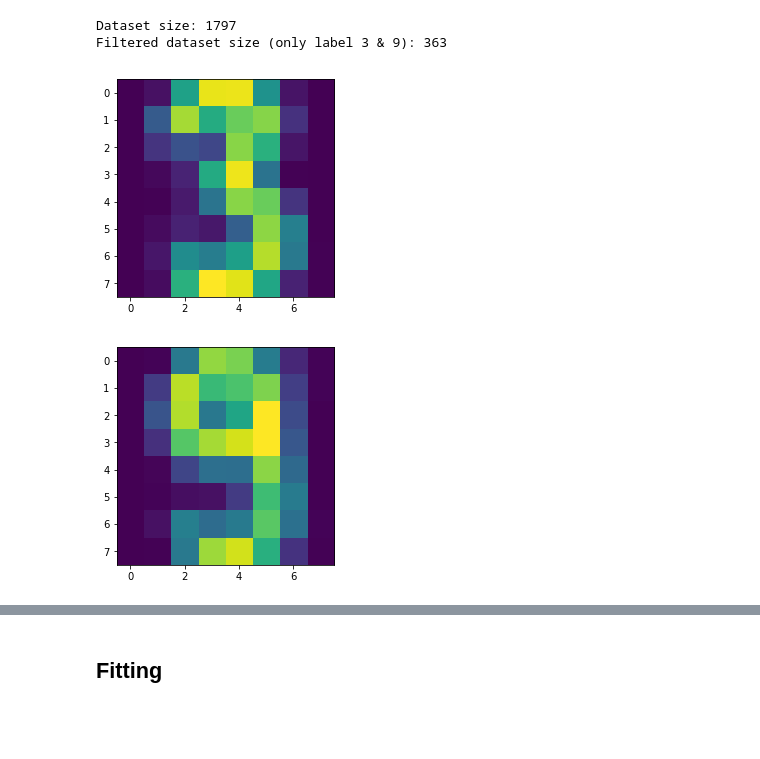
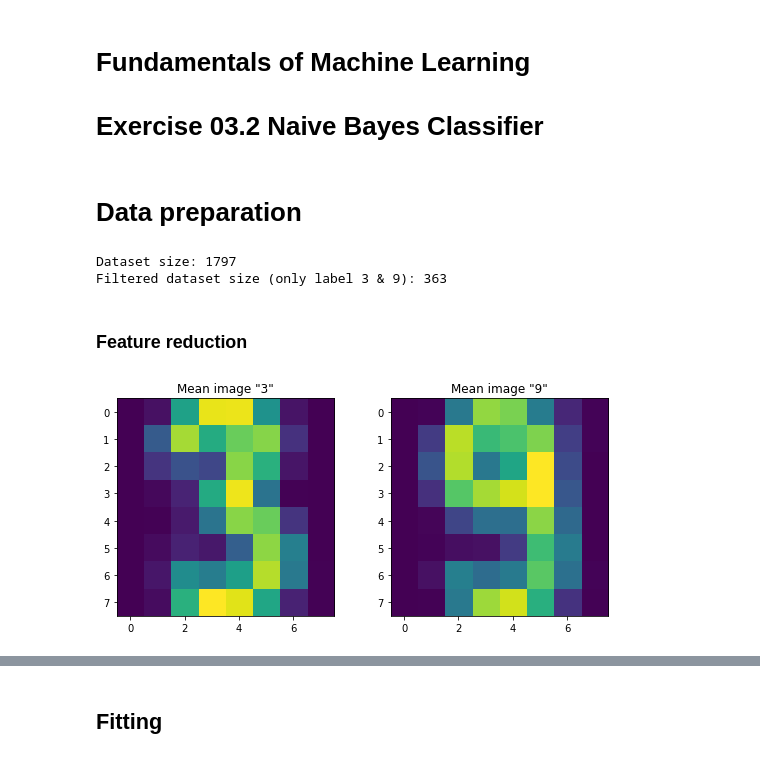
Before and after one commit to Simske/ML, a Jupyter notebook: ex03/naive-bayes.ipynb, the cells around one changed output, grey strips where cells are left out. Cells and saved outputs as stored; diff of their text form; code cells hidden in the pictures; blank space fills up the shorter version.

```diff
--- a/ex03/naive-bayes.ipynb
+++ b/ex03/naive-bayes.ipynb
@@ -1,3 +1,6 @@
+# %% [markdown]
+# Fundamentals of Machine Learning
+# Exercise 03.2 Naive Bayes Classifier
 # %%
 import numpy as np
 %matplotlib inline
@@ -12,4 +15,6 @@ RANDOMSEED = 348123
 kf = KFold(n_splits=10, shuffle=True, random_state=RANDOMSEED)
+# %% [markdown]
+# Data preparation
 # %%
 # load data
 digits = load_digits()
@@ -25,24 +31,26 @@ mask2 = y_labels == 9
 # %% [output]
 Dataset size: 1797
 Filtered dataset size (only label 3 & 9): 363
+# %% [markdown]
+### Feature reduction
 # %%
+# calculate and plot means to find good features
+fig, ax = plt.subplots(1,2, figsize=(9, 4))
 mean1 = np.mean(x_data[mask1], axis=0)
 mean2 = np.mean(x_data[mask2], axis=0)
-plt.imshow(mean1.reshape(8,8))
-plt.figure()
-plt.imshow(mean2.reshape(8,8))
-# plt.figure(); plt.imshow(diff.reshape(8,8))
-# feature_pixels = diff.argsort()[-2:]
-# function for data reduction to 2 features
-# reduce_dim = lambda x, pixels : x[:,pixels]
+ax[0].imshow(mean1.reshape(8,8))
+ax[0].set_title('Mean image "3"')
+ax[1].imshow(mean2.reshape(8,8))
+ax[1].set_title('Mean image "9"')
+
+# Use mean of rows 3 and 4 as feature
 def reduce_dim(x):
     out = np.empty((x.shape[0], 2))
     for i in range(x.shape[0]):
         out[i] = np.array( [np.mean(x[i, 24:32]), np.mean(x[i, 32:40])] )
     return out
 
 # reduce all feature data
 x_features = reduce_dim(x_data)
 # %% [output]
-[figure, old version]
+[figure, new version]
-[figure, removed]
```
Also changed, not shown: parts of 18 cells of this notebook.
